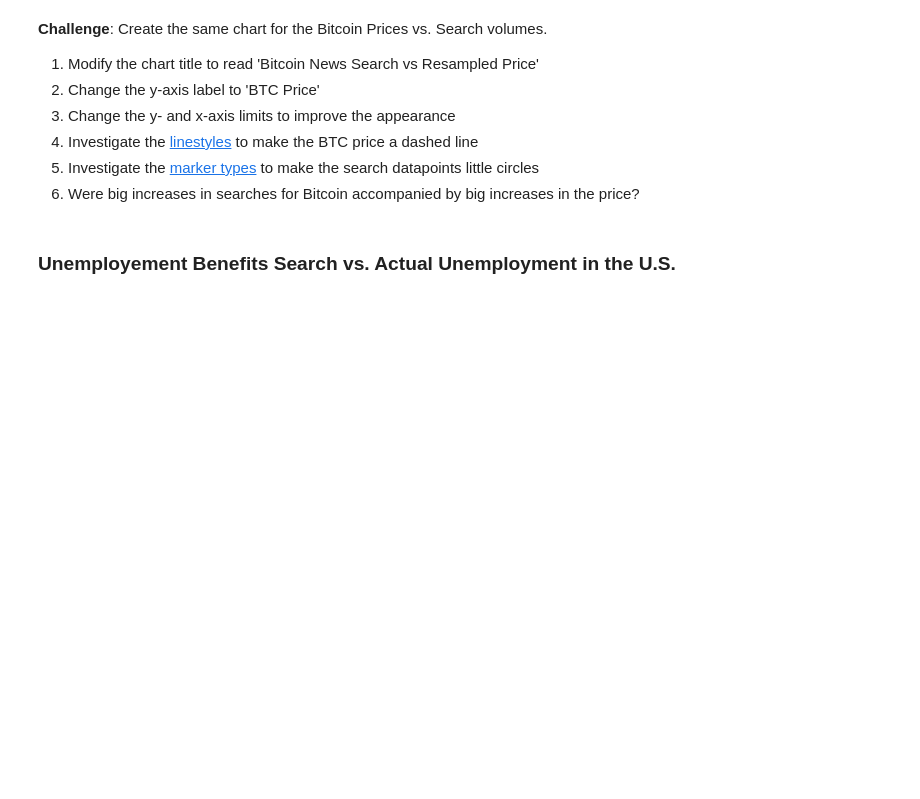
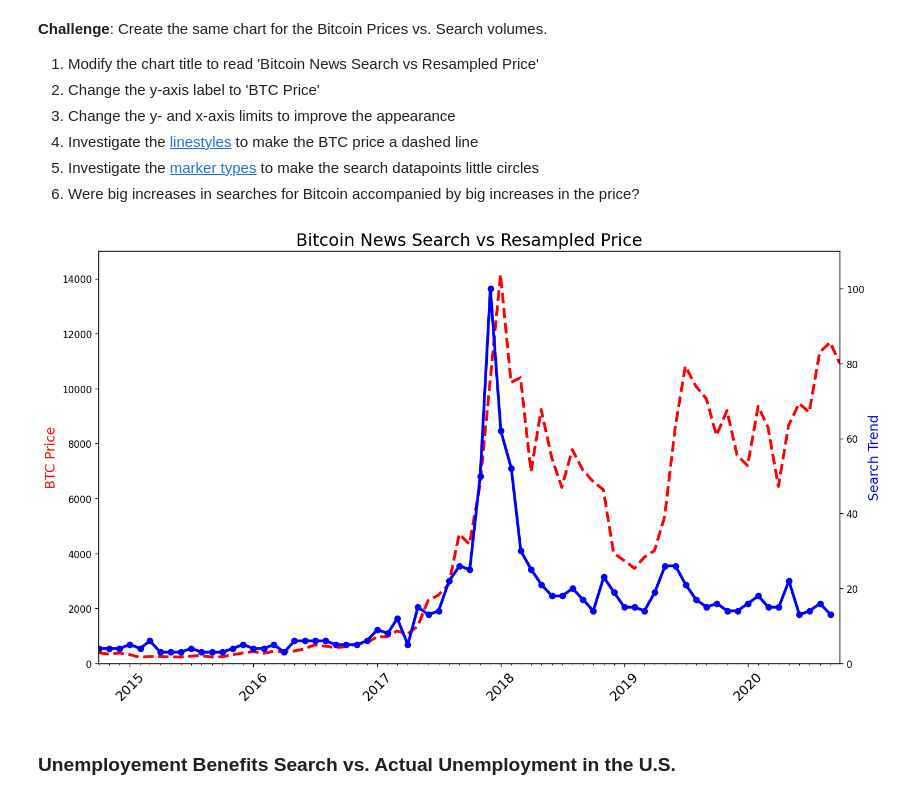
Before and after one commit to WilliamSpanfelner/day-74-visualise-time-series, a Jupyter notebook: day_74_Google_Trends_and_Data_Visualisation.ipynb, the cells around one changed output. Cells and saved outputs as stored; diff of their text form; code cells hidden in the pictures; blank space fills up the shorter version.

```diff
--- a/day_74_Google_Trends_and_Data_Visualisation.ipynb
+++ b/day_74_Google_Trends_and_Data_Visualisation.ipynb
@@ -471,6 +500,33 @@ How to add tick formatting for dates on the x-axis.
 4. Investigate the [linestyles](https://matplotlib.org/3.2.1/api/_as_gen/matplotlib.pyplot.plot.html ) to make the BTC price a dashed line <br>
 5. Investigate the [marker types](https://matplotlib.org/3.2.1/api/markers_api.html) to make the search datapoints little circles <br>
 6. Were big increases in searches for Bitcoin accompanied by big increases in the price?
+# %%
+plt.figure(figsize=(14,8), dpi=120)
+plt.title("Bitcoin News Search vs Resampled Price", fontsize=18)
+plt.xticks(fontsize=14, rotation=45)
+
+ax1 = plt.gca()
+ax2 = ax1.twinx()
+
+ax1.xaxis.set_major_locator(years)
+ax1.xaxis.set_major_formatter(years_fmt)
+ax1.xaxis.set_minor_locator(months)
+
+ax1.set_ylabel('BTC Price', color='#ff0000', fontsize=14)
+ax2.set_ylabel('Search Trend', color='blue', fontsize=14)
+
+ax1.set_ylim(ymin=0, ymax=15000)
+ax2.set_ylim(ymin=0, ymax=110)
+
+ax1.set_xlim(df_btc_monthly.DATE.min(), df_btc_monthly.DATE.max())
+ax1fmt = '--'
+ax2fmt = 'o-'
+ax1.plot(df_btc_monthly.DATE, df_btc_monthly.CLOSE, ax1fmt, color='#ff0000', linewidth=3)
+ax2.plot(df_btc_search.MONTH, df_btc_search.BTC_NEWS_SEARCH, ax2fmt, color='blue', linewidth=3)
+
+plt.show()
+# %% [output]
+[figure, added]
 # %% [markdown]
 ### Unemployement Benefits Search vs. Actual Unemployment in the U.S.
 # %% [markdown]
```
Also changed, not shown: parts of 11 cells of this notebook.
